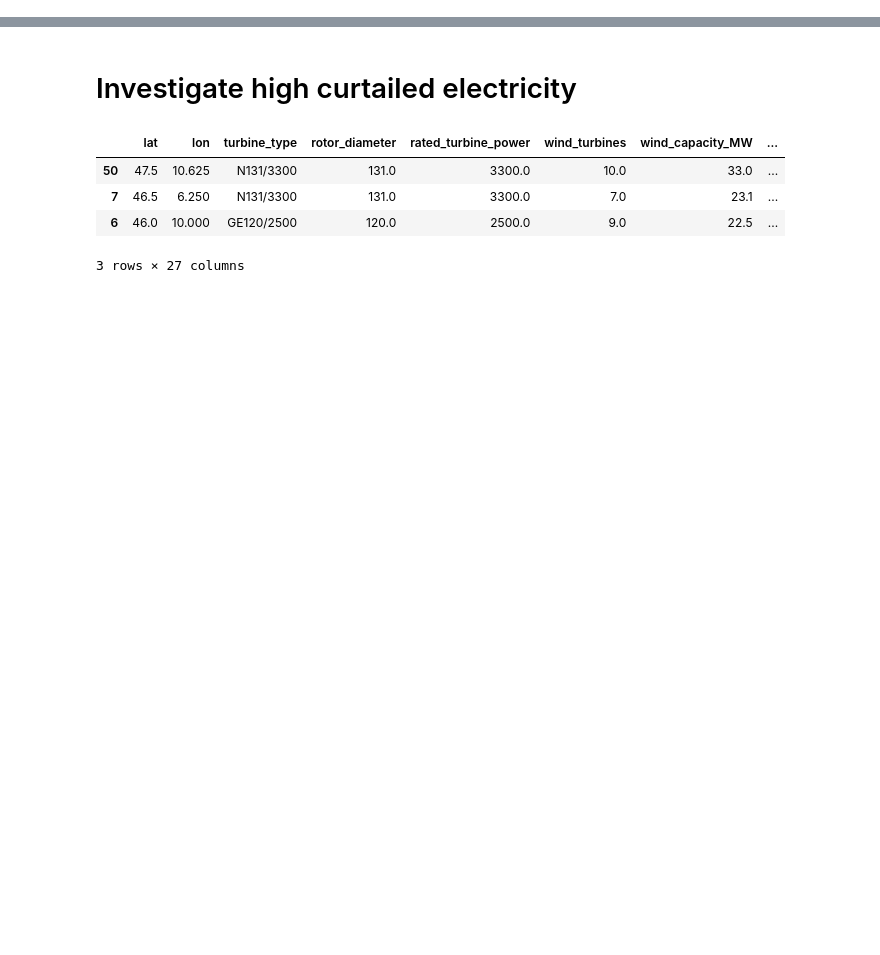
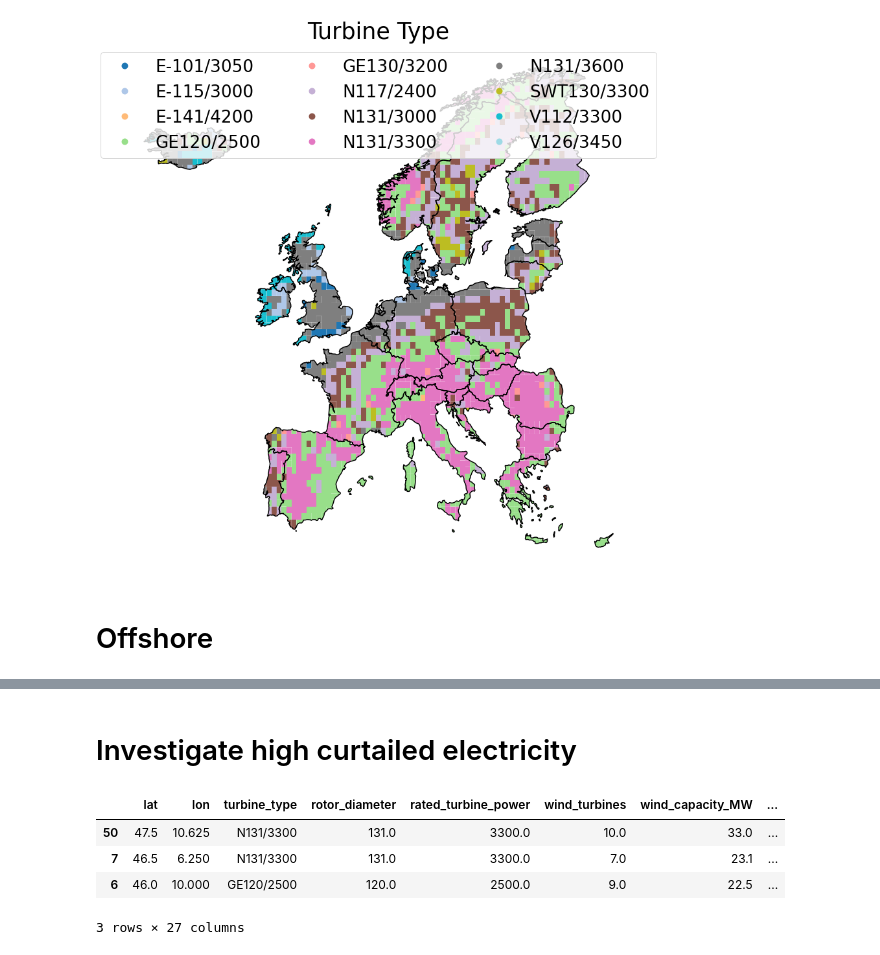
Before and after one commit to kwdseymour/EuroSAFs, a Jupyter notebook: scripts/04_evaluation/lcof_post_exploration.ipynb, the cells around one changed output, grey strips where cells are left out. Drawn from its saved outputs; the diff is of its cells as text; code cells hidden in the pictures; blank space fills up the shorter version.

```diff
--- a/scripts/04_evaluation/lcof_post_exploration.ipynb
+++ b/scripts/04_evaluation/lcof_post_exploration.ipynb
@@ -77,0 +129,11 @@ plot_results(data=data,countries=countries,metrics=metrics,fontsize=fontsize)
+# %%
+data = results_gdf.copy()
+metrics = {'turbine_type':'Turbine Type'}
+vmax_dict = None
+legend_kwds = None
+fontsize = 35
+plot_results(data=data,countries=countries,metrics=metrics,figsize=(15,15),fontsize=fontsize)
+# %% [output]
+[figure, added]
+# %% [markdown]
+# Offshore
```
Also changed, not shown: parts of 30 cells of this notebook.
